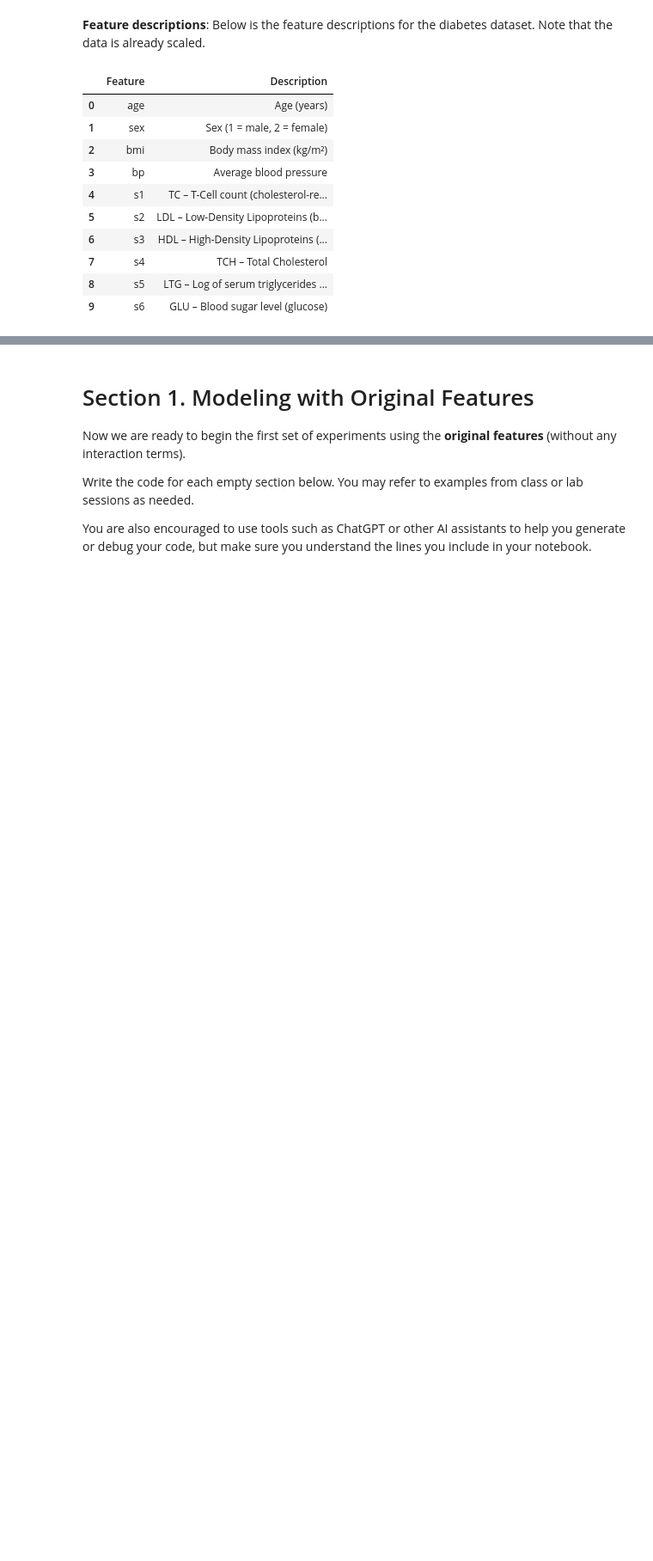
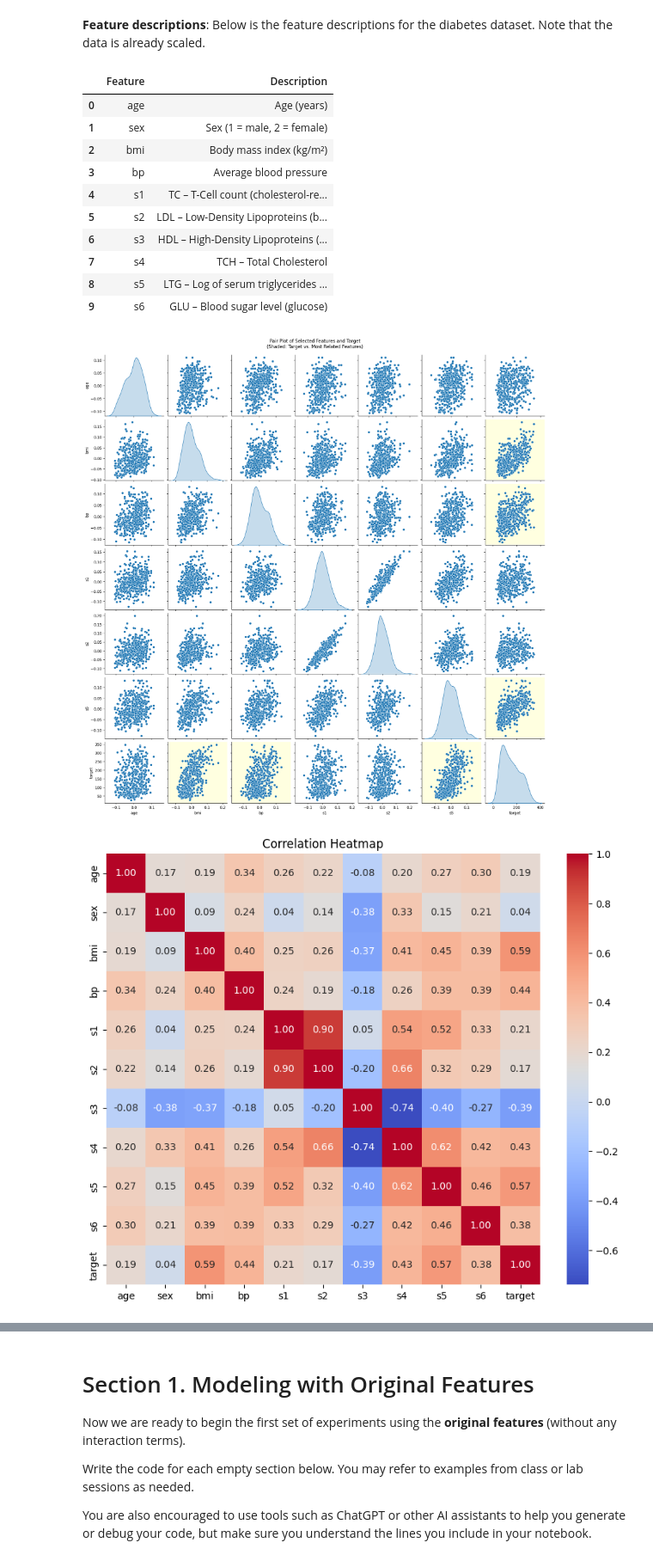
Before and after one commit to Mahdi-20/diabetes-ml-analysis, a Jupyter notebook: notebooks/Regression_Assignment_Diabetes_Solutions_revised_Mahdi.ipynb, the cells around one changed output, grey strips where cells are left out. Shown at 86% size. Cells and saved outputs as stored; diff of their text form; code cells hidden in the pictures; blank space fills up the shorter version.

Commit message:
Updated Regression_Assignment_Diabetes_Solutions_revised_Mahdi notebook with refined pair plot logic

```diff
--- a/notebooks/Regression_Assignment_Diabetes_Solutions_revised_Mahdi.ipynb
+++ b/notebooks/Regression_Assignment_Diabetes_Solutions_revised_Mahdi.ipynb
@@ -90,3 +90,33 @@ pd.DataFrame(feature_info.items(), columns=["Feature", "Description"])
 | 7 | s4 | TCH – Total Cholesterol |
 | 8 | s5 | LTG – Log of serum triglycerides ... |
 | 9 | s6 | GLU – Blood sugar level (glucose) |
+# %%
+import seaborn as sns
+
+import matplotlib.pyplot as plt
+
+# Pair plot for the first few features and the target
+# Highlight features most related to the target (highest correlation)
+# We'll use 'bmi', 'bp', and 's5' as the most related features based on the heatmap/correlation matrix
+highlight_features = ['bmi', 'bp', 's5']
+
+df = X.copy()
+df['target'] = y
+
+# Pair plot with shaded background for target vs. important features
+pairplot = sns.pairplot(df, vars=['age', 'bmi', 'bp', 's1', 's2', 's5', 'target'], diag_kind='kde', height=2.5)
+for ax in pairplot.axes.flatten():
+    if (ax.get_xlabel() == 'target' and ax.get_ylabel() in highlight_features) or (ax.get_ylabel() == 'target' and ax.get_xlabel() in highlight_features):
+        ax.set_facecolor('lightyellow')  # Shade background only for target vs. highlight_features
+plt.suptitle("Pair Plot of Selected Features and Target\n(Shaded: Target vs. Most Related Features)", y=1.02)
+plt.show()
+
+# Correlation heatmap
+plt.figure(figsize=(10, 8))
+correlation_matrix = df.corr()
+sns.heatmap(correlation_matrix, annot=True, fmt=".2f", cmap="coolwarm", cbar=True)
+plt.title("Correlation Heatmap")
+plt.show()
+# %% [output]
+[figure, added]
+[figure, added]
```
Also changed, not shown: parts of 1 cell of this notebook.
